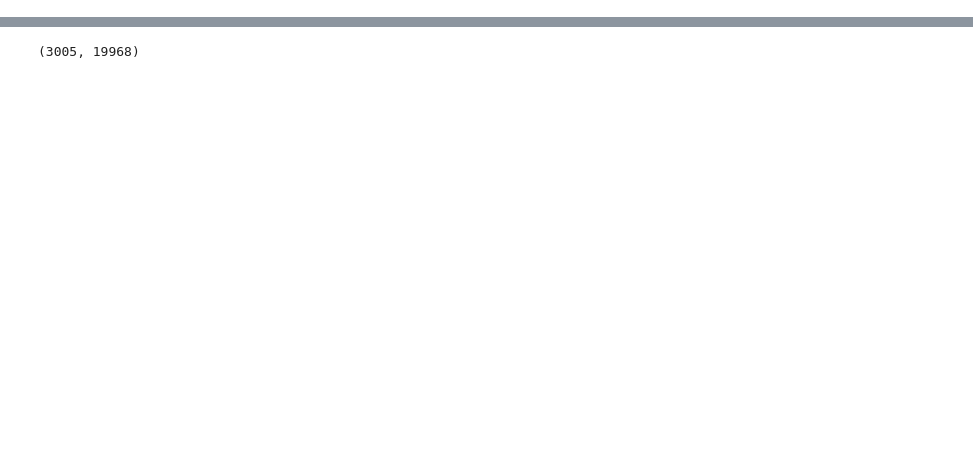
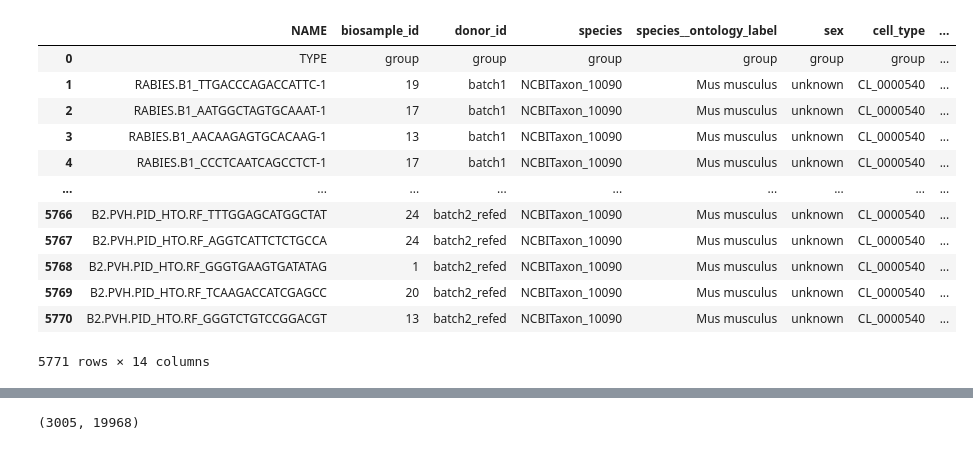
Before and after one commit to Chucklemunch/BMI_776_Project, a Jupyter notebook: Sandbox/Data_Exploration.ipynb, the cells around one changed output, grey strips where cells are left out. Drawn from its saved outputs; the diff is of its cells as text; code cells hidden in the pictures; blank space fills up the shorter version.

```diff
--- a/Sandbox/Data_Exploration.ipynb
+++ b/Sandbox/Data_Exploration.ipynb
@@ -9,0 +23,20 @@ from matplotlib import pyplot as plt
+# %%
+# Meta Data
+with open('../Data/SCP2797/metadata/metadata_AllRabies.tsv', 'rb') as f:
+    meta_data = pd.read_table(f)
+
+meta_data
+# %% [output]
+|  | NAME | biosample_id | donor_id | species | species__ontology_label | sex | cell_type | ... |
+| 0 | TYPE | group | group | group | group | group | group | ... |
+| 1 | RABIES.B1_TTGACCCAGACCATTC-1 | 19 | batch1 | NCBITaxon_10090 | Mus musculus | unknown | CL_0000540 | ... |
+| 2 | RABIES.B1_AATGGCTAGTGCAAAT-1 | 17 | batch1 | NCBITaxon_10090 | Mus musculus | unknown | CL_0000540 | ... |
+| 3 | RABIES.B1_AACAAGAGTGCACAAG-1 | 13 | batch1 | NCBITaxon_10090 | Mus musculus | unknown | CL_0000540 | ... |
+| 4 | RABIES.B1_CCCTCAATCAGCCTCT-1 | 17 | batch1 | NCBITaxon_10090 | Mus musculus | unknown | CL_0000540 | ... |
+| ... | ... | ... | ... | ... | ... | ... | ... | ... |
+| 5766 | B2.PVH.PID_HTO.RF_TTTGGAGCATGGCTAT | 24 | batch2_refed | NCBITaxon_10090 | Mus musculus | unknown | CL_0000540 | ... |
+| 5767 | B2.PVH.PID_HTO.RF_AGGTCATTCTCTGCCA | 24 | batch2_refed | NCBITaxon_10090 | Mus musculus | unknown | CL_0000540 | ... |
+| 5768 | B2.PVH.PID_HTO.RF_GGGTGAAGTGATATAG | 1 | batch2_refed | NCBITaxon_10090 | Mus musculus | unknown | CL_0000540 | ... |
+| 5769 | B2.PVH.PID_HTO.RF_TCAAGACCATCGAGCC | 20 | batch2_refed | NCBITaxon_10090 | Mus musculus | unknown | CL_0000540 | ... |
+| 5770 | B2.PVH.PID_HTO.RF_GGGTCTGTCCGGACGT | 13 | batch2_refed | NCBITaxon_10090 | Mus musculus | unknown | CL_0000540 | ... |
+5771 rows × 14 columns
```
Also changed, not shown: parts of 19 cells of this notebook, 13 other files.
